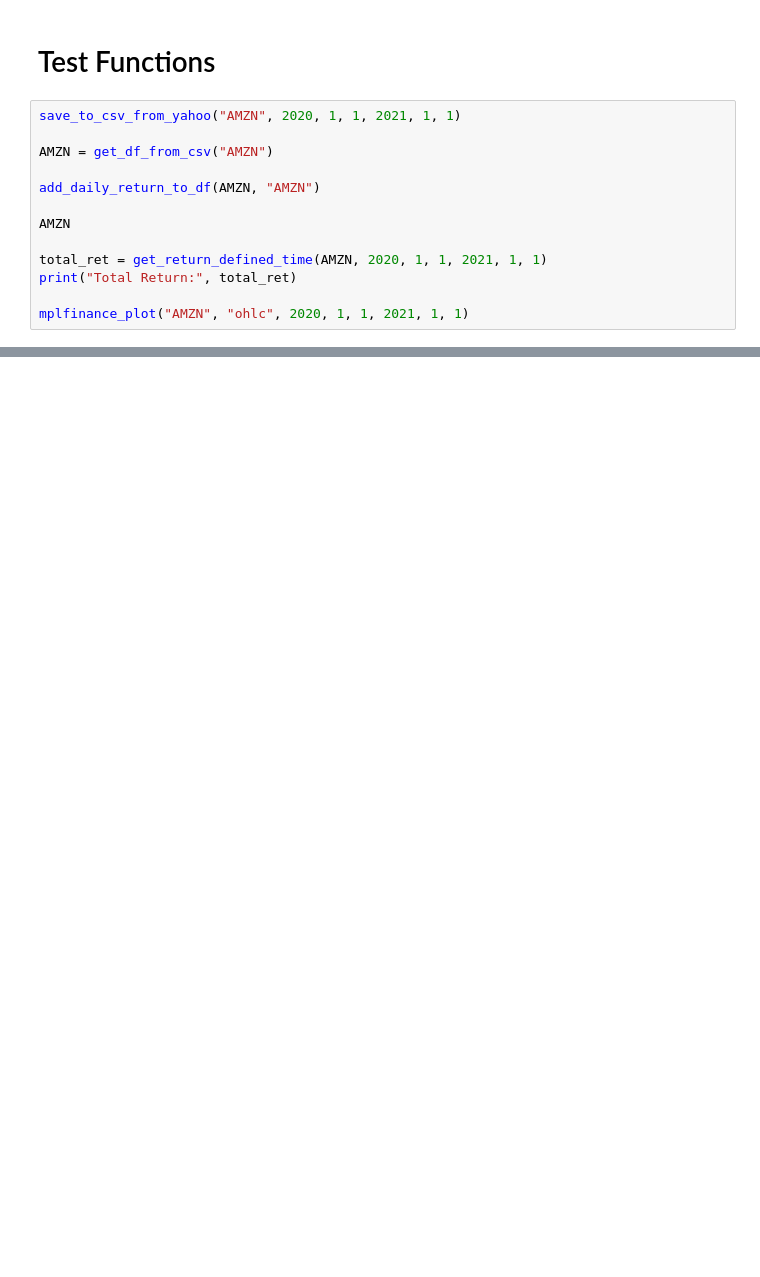
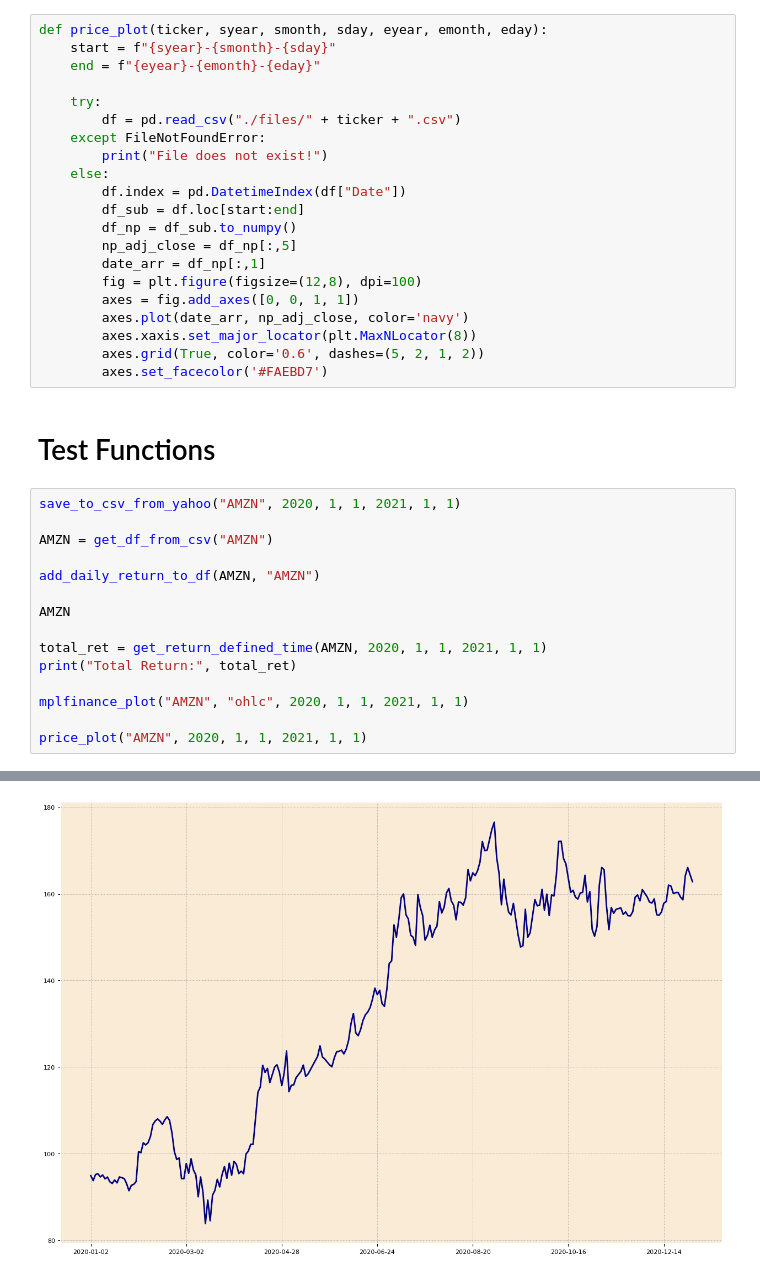
Before and after one commit to jrwiegand/jrwiegand, a Jupyter notebook: data/init.ipynb, the cells around one changed output, grey strips where cells are left out. Drawn from its saved outputs; the diff is of its cells as text; blank space fills up the shorter version.

Commit message:
learn(data): create a custom plot

```diff
--- a/data/init.ipynb
+++ b/data/init.ipynb
@@ -89,22 +89,46 @@ def mplfinance_plot(ticker, chart_type, syear, smonth, sday, eyear, emonth, eday
+# %%
+def price_plot(ticker, syear, smonth, sday, eyear, emonth, eday):
+    start = f"{syear}-{smonth}-{sday}"
+    end = f"{eyear}-{emonth}-{eday}"
+
+    try:
+        df = pd.read_csv("./files/" + ticker + ".csv")
+    except FileNotFoundError:
+        print("File does not exist!")
+    else:
+        df.index = pd.DatetimeIndex(df["Date"])
+        df_sub = df.loc[start:end]
+        df_np = df_sub.to_numpy()
+        np_adj_close = df_np[:,5]
+        date_arr = df_np[:,1]
+        fig = plt.figure(figsize=(12,8), dpi=100)
+        axes = fig.add_axes([0, 0, 1, 1])
+        axes.plot(date_arr, np_adj_close, color='navy')
+        axes.xaxis.set_major_locator(plt.MaxNLocator(8))
+        axes.grid(True, color='0.6', dashes=(5, 2, 1, 2))
+        axes.set_facecolor('#FAEBD7')
 # %% [markdown]
 # Test Functions
 # %%
 save_to_csv_from_yahoo("AMZN", 2020, 1, 1, 2021, 1, 1)
 
 AMZN = get_df_from_csv("AMZN")
 
 add_daily_return_to_df(AMZN, "AMZN")
 
 AMZN
 
 total_ret = get_return_defined_time(AMZN, 2020, 1, 1, 2021, 1, 1)
 print("Total Return:", total_ret)
 
 mplfinance_plot("AMZN", "ohlc", 2020, 1, 1, 2021, 1, 1)
+
+price_plot("AMZN", 2020, 1, 1, 2021, 1, 1)
 # %% [output]
 [*********************100%%**********************]  1 of 1 completed
 Total Return: 0.6166402116980415
 [figure]
 [figure]
 [figure]
 [figure]
+[figure, added]
```
Also changed, not shown: parts of 1 cell of this notebook.
